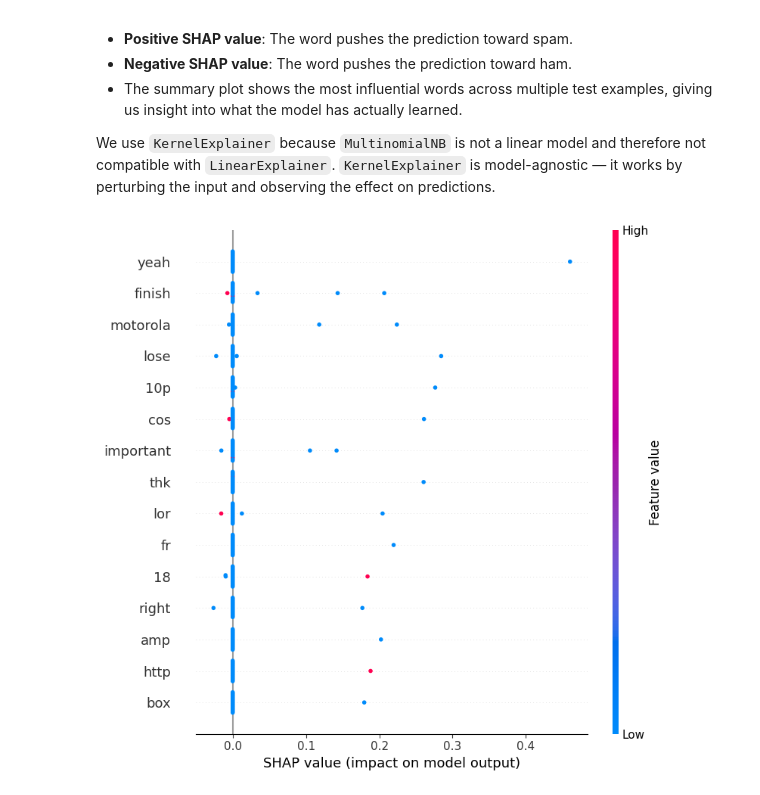
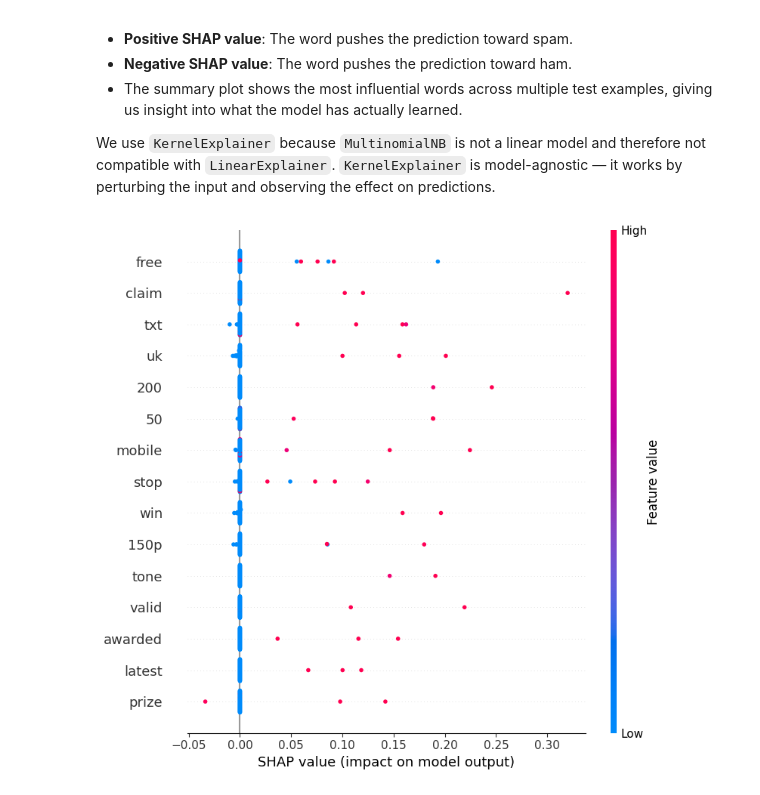
Before and after one commit to shaked6133/HIT-ML, a Jupyter notebook: spam_classification.ipynb, the cells around one changed output. Cells and saved outputs as stored; diff of their text form; code cells hidden in the pictures.

```diff
--- a/spam_classification.ipynb
+++ b/spam_classification.ipynb
@@ -520,37 +531,44 @@ We use `KernelExplainer` because `MultinomialNB` is not a linear model and there
 # %%
 import shap
 import numpy as np
 
 vectorizer = tfidf if best_feat == "TF-IDF" else bow
 
-background_dense = X_final_train[:50].toarray()
+# --- Background: 100 random train samples (better marginal estimate)
+rng = np.random.default_rng(42)
+bg_idx = rng.choice(X_final_train.shape[0], size=100, replace=False)
+background_dense = X_final_train[bg_idx].toarray()
 
-spam_idx  = np.where(test_df['Category'].values == 'spam')[0][:10]
-ham_idx   = np.where(test_df['Category'].values == 'ham')[0][:10]
-mixed_idx = np.concatenate([spam_idx, ham_idx])
+# --- Test sample: random 30 spam + 30 ham (representative, not first-N)
+spam_idx = np.nonzero(test_df['Category'].values == 'spam')[0]
+ham_idx  = np.nonzero(test_df['Category'].values == 'ham')[0]
+
+spam_sample = rng.choice(spam_idx, size=min(30, len(spam_idx)), replace=False)
+ham_sample  = rng.choice(ham_idx,  size=30, replace=False)
+mixed_idx   = np.concatenate([spam_sample, ham_sample])
+
 test_sample_dense = X_final_test[mixed_idx].toarray()
 
+# --- Run SHAP
 explainer   = shap.KernelExplainer(final_clf.model.predict_proba, background_dense)
-shap_values = explainer.shap_values(test_sample_dense, nsamples=100)
+shap_values = explainer.shap_values(test_sample_dense, nsamples=200)
 
-# Handle both old format (list) and new format (3D array)
+# --- Handle both old format (list) and new format (3D array)
 sv = np.array(shap_values)
 if sv.ndim == 3:
-    # New SHAP format: (n_features, n_samples, n_classes) or (n_samples, n_features, n_classes)
-    # shape is (1000, 20, 2) or (20, 1000, 2) — pick spam class (index 1)
     if sv.shape[0] == test_sample_dense.shape[1]:
-        sv = sv[:, :, 1].T   # (1000, 20, 2) → transpose → (20, 1000)
+        sv = sv[:, :, 1].T   # (1000, 60, 2) → (60, 1000)
     else:
-        sv = sv[:, :, 1]     # (20, 1000, 2) → (20, 1000)
+        sv = sv[:, :, 1]     # (60, 1000, 2) → (60, 1000)
 elif isinstance(shap_values, list):
-    sv = np.array(shap_values[1])  # Old format: list of 2 arrays
+    sv = np.array(shap_values[1])
 
 shap.summary_plot(
     sv,
     features=test_sample_dense,
     feature_names=vectorizer.get_feature_names_out(),
     max_display=15,
     show=True
 )
 # %% [output]
-[figure, old version]
+[figure, new version]
```
Also changed, not shown: parts of 4 cells of this notebook.
